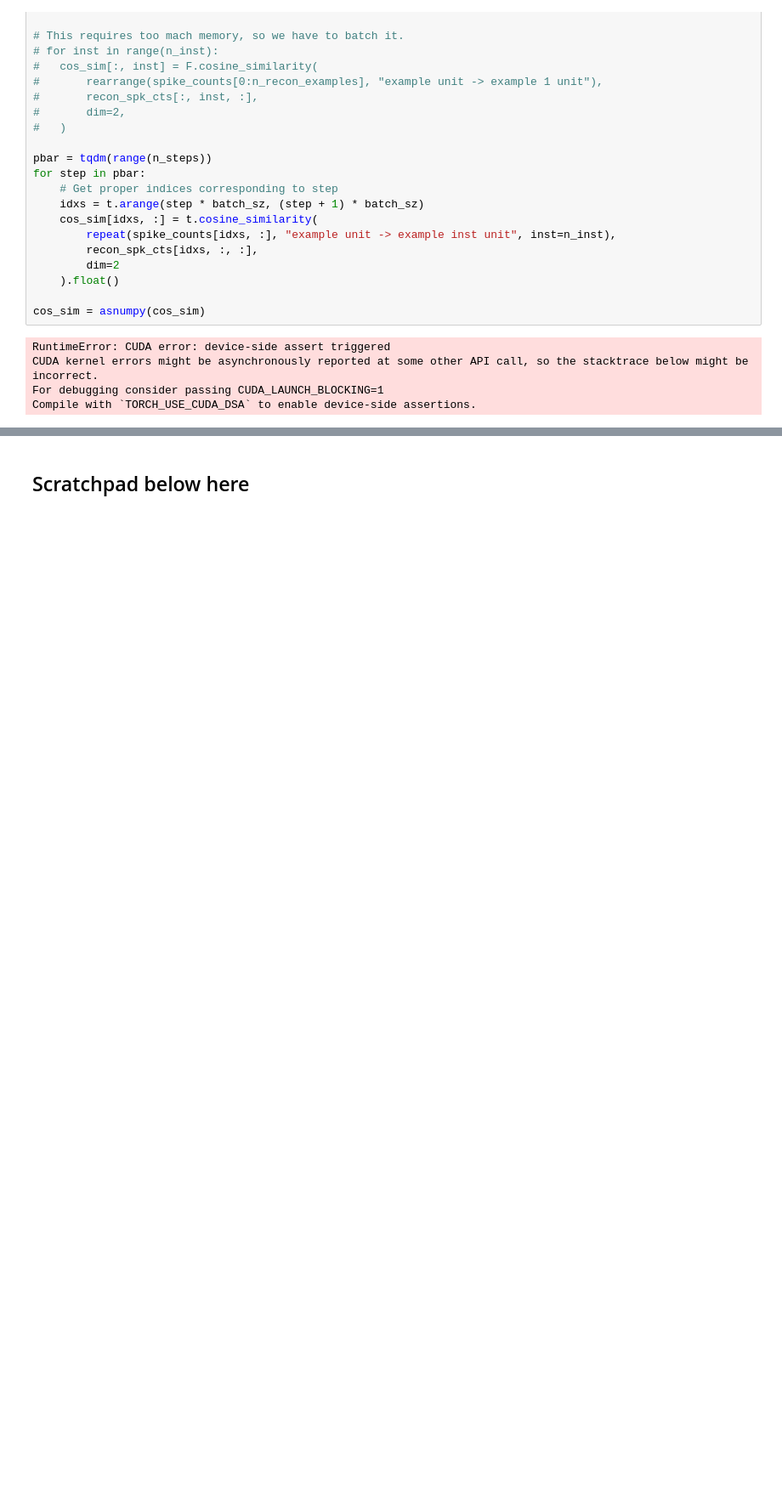
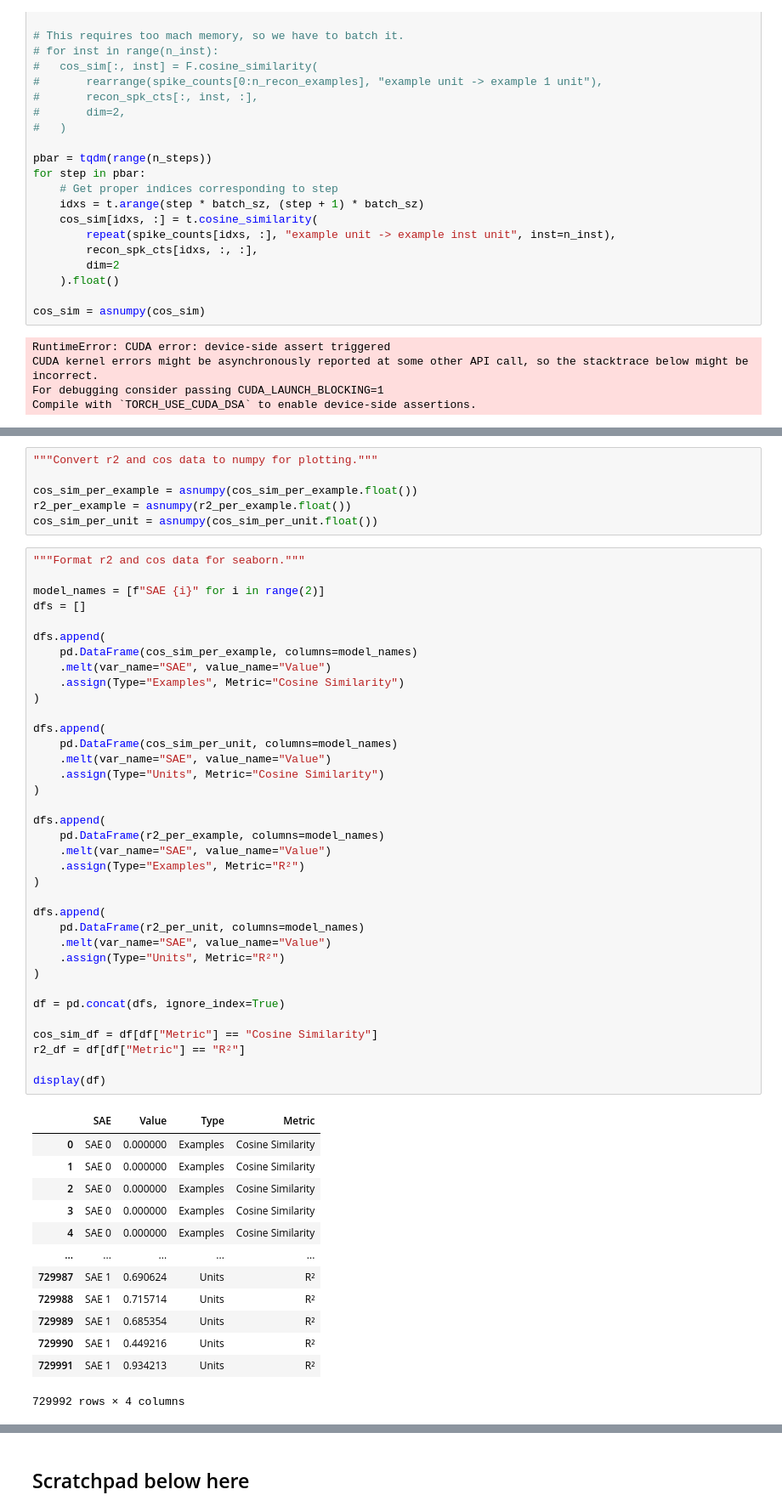
Before and after one commit to jkbhagatio/mini, a Jupyter notebook: notebooks/mini.ipynb, the cells around one changed output, grey strips where cells are left out. Shown: that part at 85% size. Drawn from its saved outputs; the diff is of its cells as text; blank space fills up the shorter version.

```diff
--- a/notebooks/mini.ipynb
+++ b/notebooks/mini.ipynb
@@ -963,0 +1105,56 @@ NameError: name 'cos_sim' is not defined
+# %%
+"""Convert r2 and cos data to numpy for plotting."""
+
+cos_sim_per_example = asnumpy(cos_sim_per_example.float())
+r2_per_example = asnumpy(r2_per_example.float())
+cos_sim_per_unit = asnumpy(cos_sim_per_unit.float())
+# %%
+"""Format r2 and cos data for seaborn."""
+
+model_names = [f"SAE {i}" for i in range(2)]
+dfs = []
+
+dfs.append(
+    pd.DataFrame(cos_sim_per_example, columns=model_names)
+    .melt(var_name="SAE", value_name="Value")
+    .assign(Type="Examples", Metric="Cosine Similarity")
+)
+
+dfs.append(
+    pd.DataFrame(cos_sim_per_unit, columns=model_names)
+    .melt(var_name="SAE", value_name="Value")
+    .assign(Type="Units", Metric="Cosine Similarity")
+)
+
+dfs.append(
+    pd.DataFrame(r2_per_example, columns=model_names)
+    .melt(var_name="SAE", value_name="Value")
+    .assign(Type="Examples", Metric="R²")
+)
+
+dfs.append(
+    pd.DataFrame(r2_per_unit, columns=model_names)
+    .melt(var_name="SAE", value_name="Value")
+    .assign(Type="Units", Metric="R²")
+)
+
+df = pd.concat(dfs, ignore_index=True)
+
+cos_sim_df = df[df["Metric"] == "Cosine Similarity"]
+r2_df = df[df["Metric"] == "R²"]
+
+display(df)
+# %% [output]
+|  | SAE | Value | Type | Metric |
+| 0 | SAE 0 | 0.000000 | Examples | Cosine Similarity |
+| 1 | SAE 0 | 0.000000 | Examples | Cosine Similarity |
+| 2 | SAE 0 | 0.000000 | Examples | Cosine Similarity |
+| 3 | SAE 0 | 0.000000 | Examples | Cosine Similarity |
+| 4 | SAE 0 | 0.000000 | Examples | Cosine Similarity |
+| ... | ... | ... | ... | ... |
+| 729987 | SAE 1 | 0.690624 | Units | R² |
+| 729988 | SAE 1 | 0.715714 | Units | R² |
+| 729989 | SAE 1 | 0.685354 | Units | R² |
+| 729990 | SAE 1 | 0.449216 | Units | R² |
+| 729991 | SAE 1 | 0.934213 | Units | R² |
+729992 rows × 4 columns
```
Also changed, not shown: parts of 14 cells of this notebook, 7 other files.
